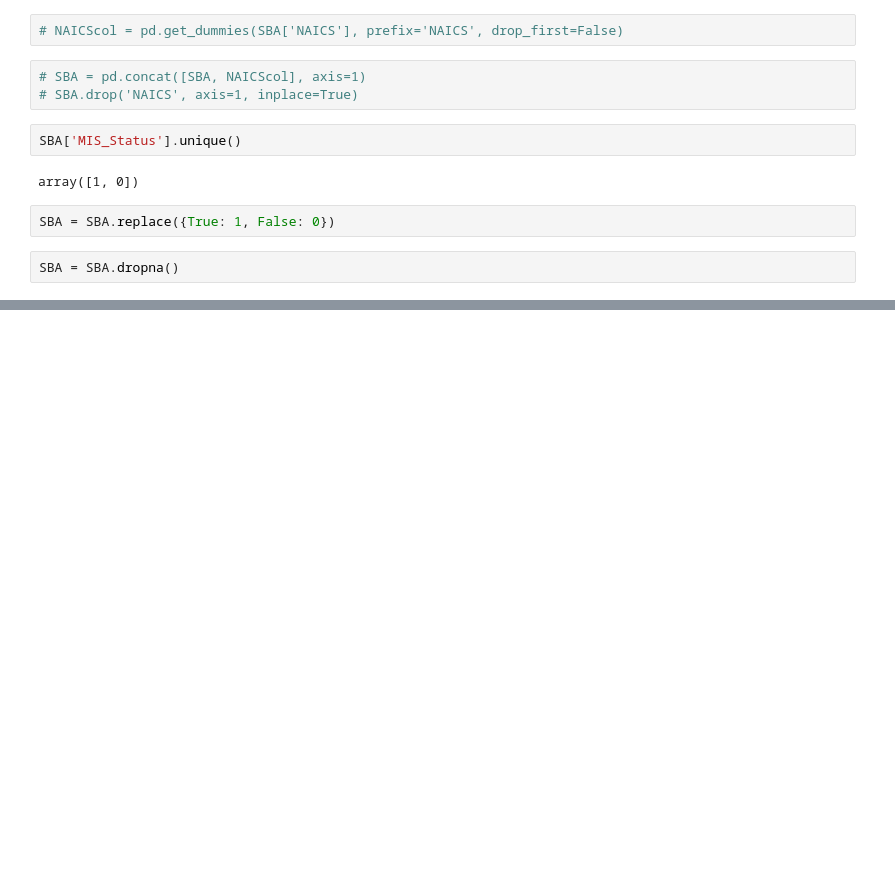
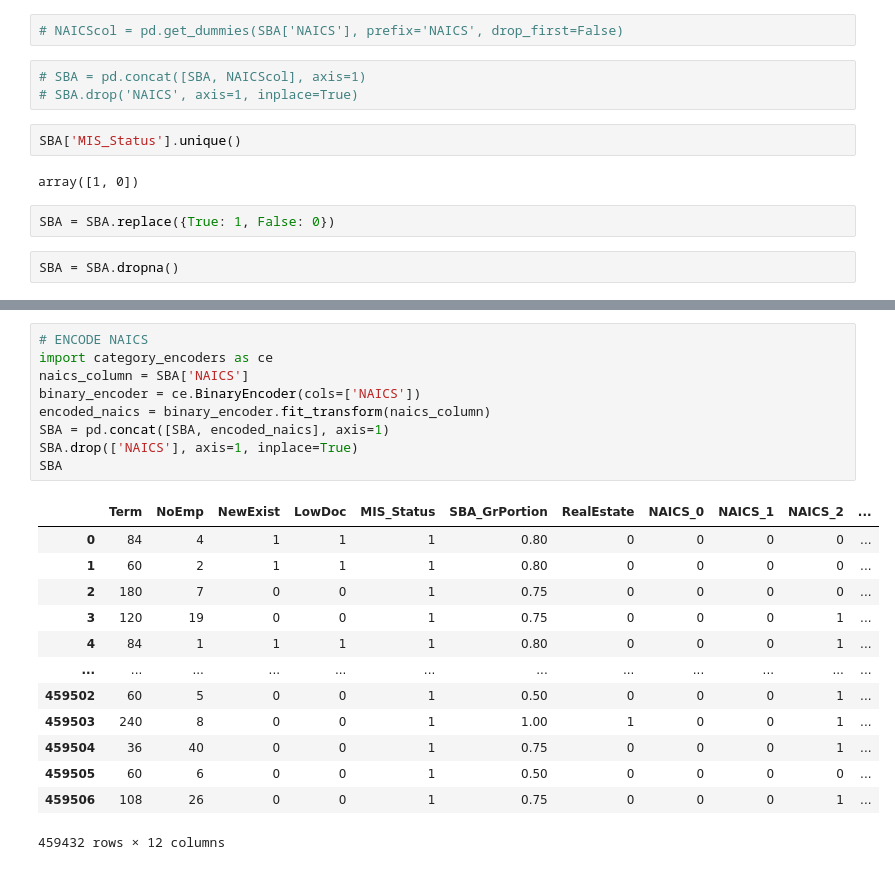
Before and after one commit to sehilnlf/LoanClassification, a Jupyter notebook: preprocessing_modelling.ipynb, the cells around one changed output, grey strips where cells are left out. Saved outputs shown, nothing was run; the diff lists cells and outputs as text; blank space fills up the shorter version.

```diff
--- a/preprocessing_modelling.ipynb
+++ b/preprocessing_modelling.ipynb
@@ -128,0 +187,23 @@ SBA.head()
+# %%
+# ENCODE NAICS
+import category_encoders as ce
+naics_column = SBA['NAICS']
+binary_encoder = ce.BinaryEncoder(cols=['NAICS'])
+encoded_naics = binary_encoder.fit_transform(naics_column)
+SBA = pd.concat([SBA, encoded_naics], axis=1)
+SBA.drop(['NAICS'], axis=1, inplace=True)
+SBA
+# %% [output]
+|  | Term | NoEmp | NewExist | LowDoc | MIS_Status | SBA_GrPortion | RealEstate | NAICS_0 | NAICS_1 | NAICS_2 | ... |
+| 0 | 84 | 4 | 1 | 1 | 1 | 0.80 | 0 | 0 | 0 | 0 | ... |
+| 1 | 60 | 2 | 1 | 1 | 1 | 0.80 | 0 | 0 | 0 | 0 | ... |
+| 2 | 180 | 7 | 0 | 0 | 1 | 0.75 | 0 | 0 | 0 | 0 | ... |
+| 3 | 120 | 19 | 0 | 0 | 1 | 0.75 | 0 | 0 | 0 | 1 | ... |
+| 4 | 84 | 1 | 1 | 1 | 1 | 0.80 | 0 | 0 | 0 | 1 | ... |
+| ... | ... | ... | ... | ... | ... | ... | ... | ... | ... | ... | ... |
+| 459502 | 60 | 5 | 0 | 0 | 1 | 0.50 | 0 | 0 | 0 | 1 | ... |
+| 459503 | 240 | 8 | 0 | 0 | 1 | 1.00 | 1 | 0 | 0 | 1 | ... |
+| 459504 | 36 | 40 | 0 | 0 | 1 | 0.75 | 0 | 0 | 0 | 1 | ... |
+| 459505 | 60 | 6 | 0 | 0 | 1 | 0.50 | 0 | 0 | 0 | 0 | ... |
+| 459506 | 108 | 26 | 0 | 0 | 1 | 0.75 | 0 | 0 | 0 | 1 | ... |
+459432 rows × 12 columns
```
Also changed, not shown: parts of 26 cells of this notebook.
